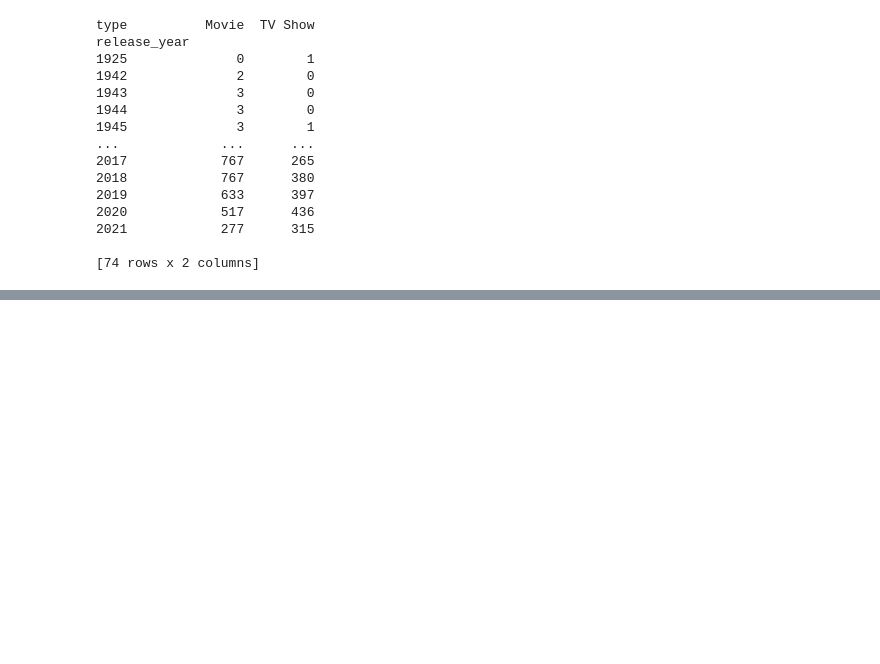
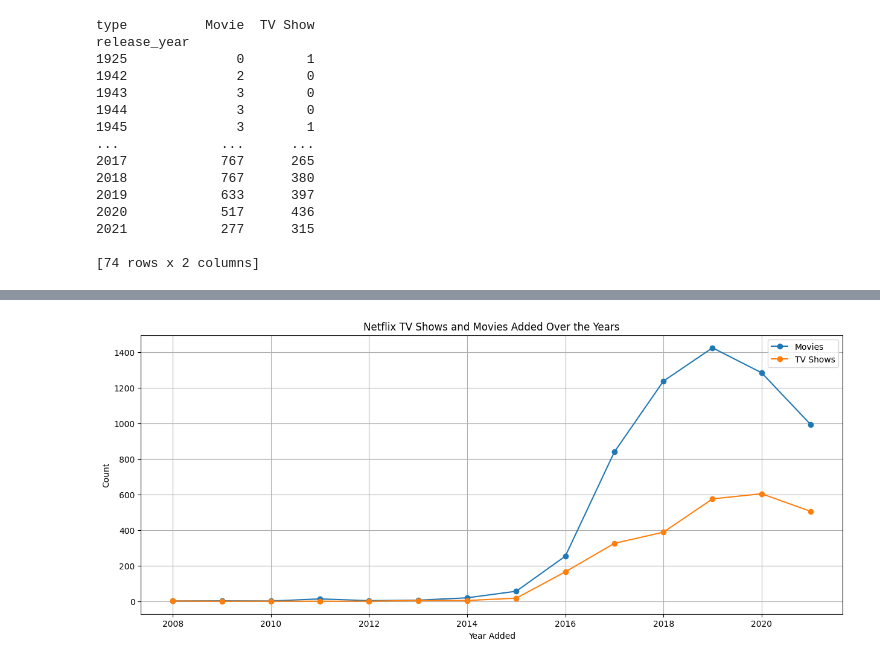
Before and after one commit to lewah/mangosplit, a Jupyter notebook: Netflix_project/visualisation_netflix_data_2.ipynb, the cells around one changed output, grey strips where cells are left out. Saved outputs shown, nothing was run; the diff lists cells and outputs as text; code cells hidden in the pictures; blank space fills up the shorter version.

```diff
--- a/Netflix_project/visualisation_netflix_data_2.ipynb
+++ b/Netflix_project/visualisation_netflix_data_2.ipynb
@@ -124,0 +144,17 @@ release_year
+# %%
+netflix_date_added = netflix_data.copy()
+# %%
+# Extracting YEAR (2016) from dataset with data_added as 'February 19, 2016'
+
+# Convert 'date_added' to datetime objects
+netflix_date_added['date_added'] = pd.to_datetime(netflix_date_added['date_added'], errors='coerce')
+
+# Extract the year from the 'date_added' column
+netflix_date_added['year_added'] = netflix_date_added['date_added'].dt.year
+
+# Count the number of titles added in each year and categorize them by 'type'
+yearly_added_counts = netflix_date_added.groupby(['year_added', 'type']).size().unstack(fill_value=0)
+
+
+# Display the counts per year
+print(yearly_added_counts)
@@ -124,0 +178,15 @@ release_year
+# %%
+yearly_added_counts = yearly_added_counts.sort_index()
+
+# Create a line plot
+plt.figure(figsize=(15, 6))
+plt.plot(yearly_added_counts.index, yearly_added_counts['Movie'], label='Movies', marker='o')
+plt.plot(yearly_added_counts.index, yearly_added_counts['TV Show'], label='TV Shows', marker='o')
+plt.xlabel('Year Added')
+plt.ylabel('Count')
+plt.title('Netflix TV Shows and Movies Added Over the Years')
+plt.legend()
+plt.grid(True)
+plt.show()
+# %% [output]
+[figure, added]
```
Also changed, not shown: parts of 8 cells of this notebook.
